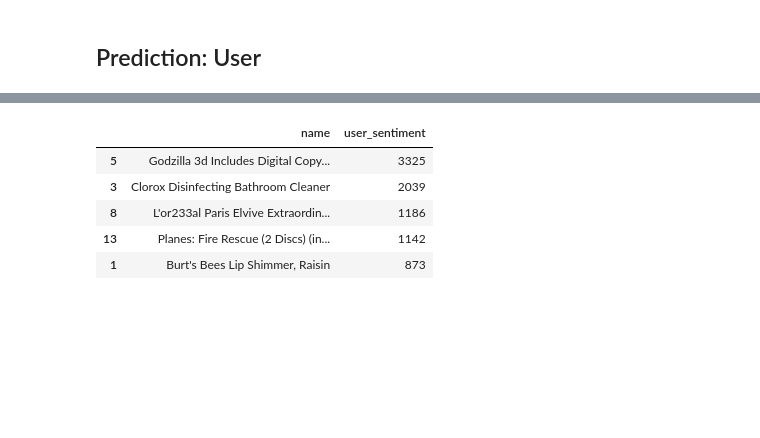
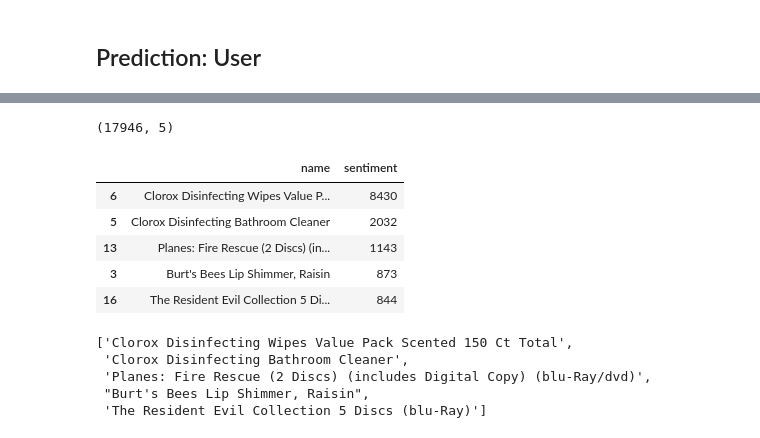
Before and after one commit to DaoodS/Machine_Learning_Projects, a Jupyter notebook: Project_12/Implementation/sentiment_analysis.ipynb, the cells around one changed output, grey strips where cells are left out. Cells and saved outputs as stored; diff of their text form; code cells hidden in the pictures; blank space fills up the shorter version.

```diff
--- a/Project_12/Implementation/sentiment_analysis.ipynb
+++ b/Project_12/Implementation/sentiment_analysis.ipynb
@@ -1046,11 +1136,26 @@ filter_df.shape
+# %%
+final_df = filter_df[filter_df['sentiment']==1]
+print(final_df.shape)
+final_df = final_df.groupby('name')['sentiment'].sum().reset_index()
+final_df = final_df.sort_values(by='sentiment', ascending=False)
+final_df[:5]
+# %% [output]
+(17946, 5)
+|  | name | sentiment |
+| 6 | Clorox Disinfecting Wipes Value P... | 8430 |
+| 5 | Clorox Disinfecting Bathroom Cleaner | 2032 |
+| 13 | Planes: Fire Rescue (2 Discs) (in... | 1143 |
+| 3 | Burt's Bees Lip Shimmer, Raisin | 873 |
+| 16 | The Resident Evil Collection 5 Di... | 844 |
+# %%
+final_df[:5]['name'].to_list()
+# %% [output]
+['Clorox Disinfecting Wipes Value Pack Scented 150 Ct Total',
+ 'Clorox Disinfecting Bathroom Cleaner',
+ 'Planes: Fire Rescue (2 Discs) (includes Digital Copy) (blu-Ray/dvd)',
+ "Burt's Bees Lip Shimmer, Raisin",
+ 'The Resident Evil Collection 5 Discs (blu-Ray)']
 # %%
-filter_df = filter_df.groupby(['name'])['user_sentiment'].count().reset_index()
-filter_df = filter_df.sort_values(by='user_sentiment', ascending=False)
-filter_df[:5]
+# filter_df = filter_df.groupby(['name'])['user_sentiment'].count().reset_index()
+# filter_df = filter_df.sort_values(by='user_sentiment', ascending=False)
+# filter_df[:5]
-# %% [output]
-|  | name | user_sentiment |
-| 5 | Godzilla 3d Includes Digital Copy... | 3325 |
-| 3 | Clorox Disinfecting Bathroom Cleaner | 2039 |
-| 8 | L'or233al Paris Elvive Extraordin... | 1186 |
-| 13 | Planes: Fire Rescue (2 Discs) (in... | 1142 |
-| 1 | Burt's Bees Lip Shimmer, Raisin | 873 |
```
Also changed, not shown: parts of 26 cells of this notebook, 8 other files.
